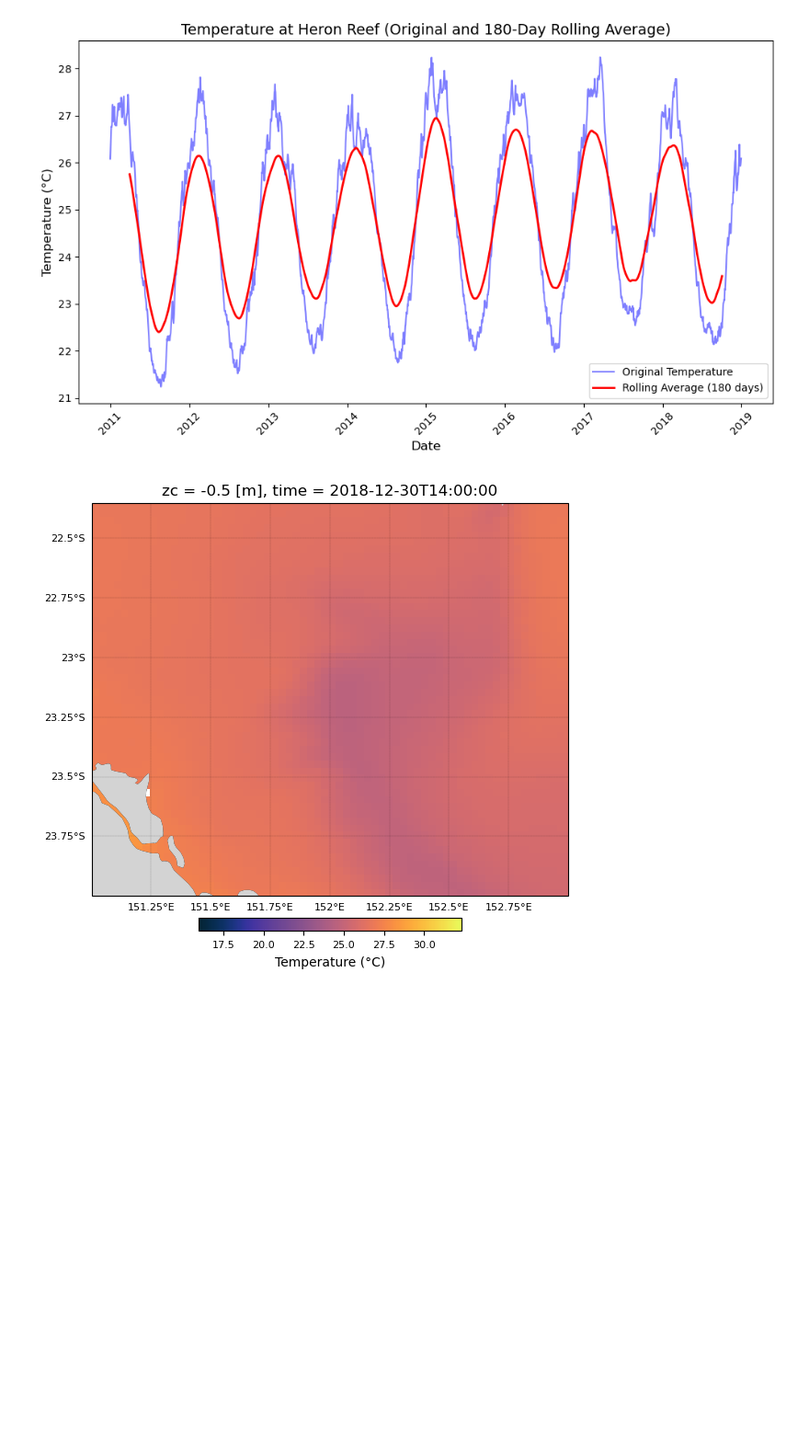
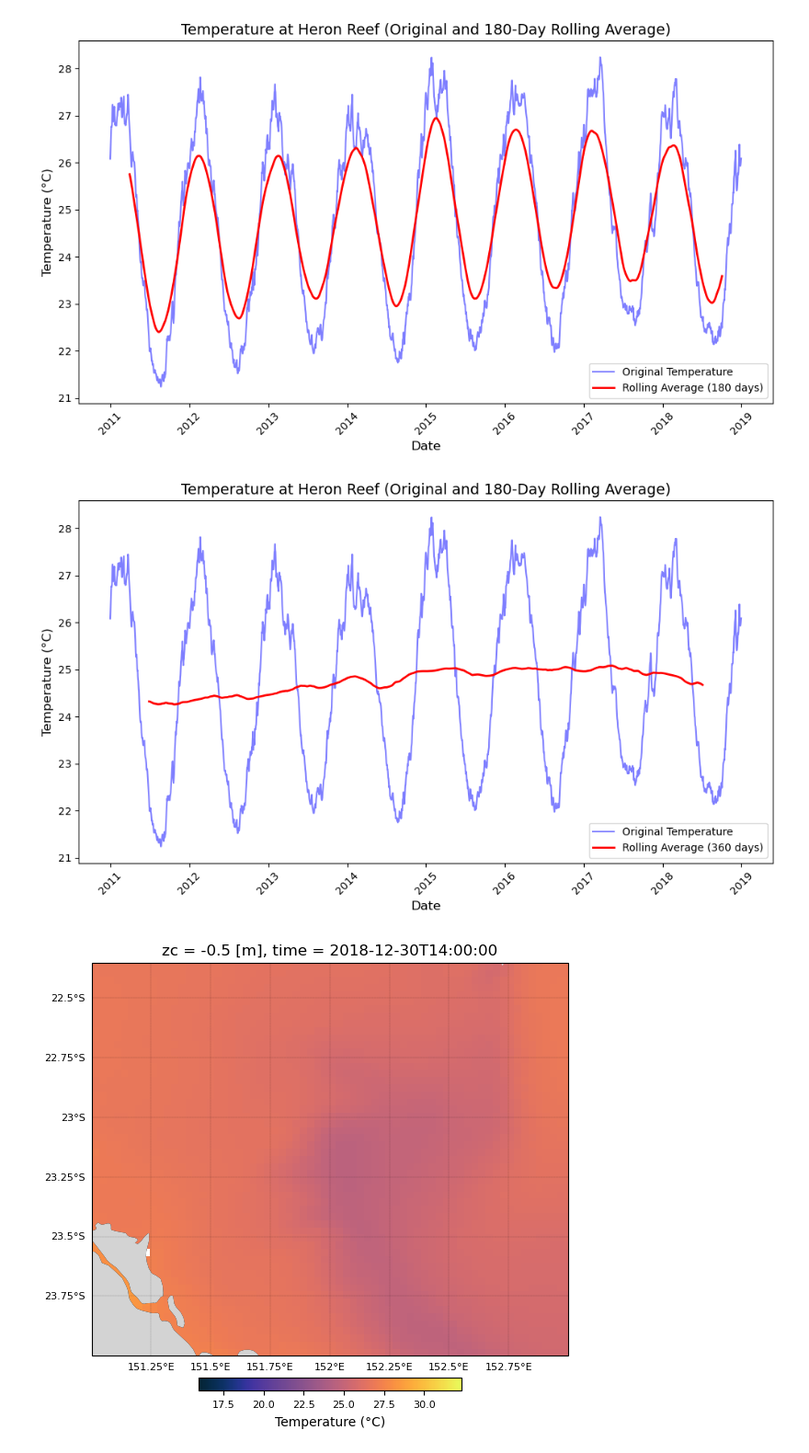
Before and after one commit to Lokyiulee/ENVI5809_Grp4, a Jupyter notebook: project.ipynb, the cells around one changed output. Shown at 92% size. Drawn from its saved outputs; the diff is of its cells as text; code cells hidden in the pictures; blank space fills up the shorter version.

Commit message:
Fixed heatmap and rolling windows

```diff
--- a/project.ipynb
+++ b/project.ipynb
@@ -644,6 +644,44 @@ plt.tight_layout()
 plt.show()
 # %% [output]
 [figure]
+# %%
+######################################
+# TODO check if wanna do rolling, show trend in line graph
+temperature_rolling2 = temperature_heatmap.rolling(time=360, center=True).mean()
+df4 = pd.DataFrame({
+    'date': pd.to_datetime(temperature.time.values),
+    # 'lat': temperature.latitude.values,
+    # 'lon': temperature.longitude.values,
+    'temperature': temperature_heatmap.values,
+    'temperatureRolling': temperature_rolling2.values
+})
+# Create line graph for temperature and rolling temperature
+
+# Plotting the temperature and rolling temperature over time
+fig, ax = plt.subplots(figsize=(10, 6))
+
+# Plot original temperature data
+ax.plot(df4['date'], df4['temperature'], label='Original Temperature', color='blue', alpha=0.5)
+
+# Plot rolling average temperature data
+ax.plot(df4['date'], df4['temperatureRolling'], label='Rolling Average (360 days)', color='red', linewidth=2)
+
+# Set title and labels
+ax.set_title("Temperature at Heron Reef (Original and 180-Day Rolling Average)", fontsize=14)
+ax.set_xlabel("Date", fontsize=12)
+ax.set_ylabel("Temperature (°C)", fontsize=12)
+
+# Rotate date labels for better readability
+plt.xticks(rotation=45)
+
+# Add legend to distinguish between original and rolling average
+ax.legend()
+
+# Show the plot
+plt.tight_layout()
+plt.show()
+# %% [output]
+[figure, added]
 # %%
 #TODO add different reefs location
 reef_lat = -23.4
```
